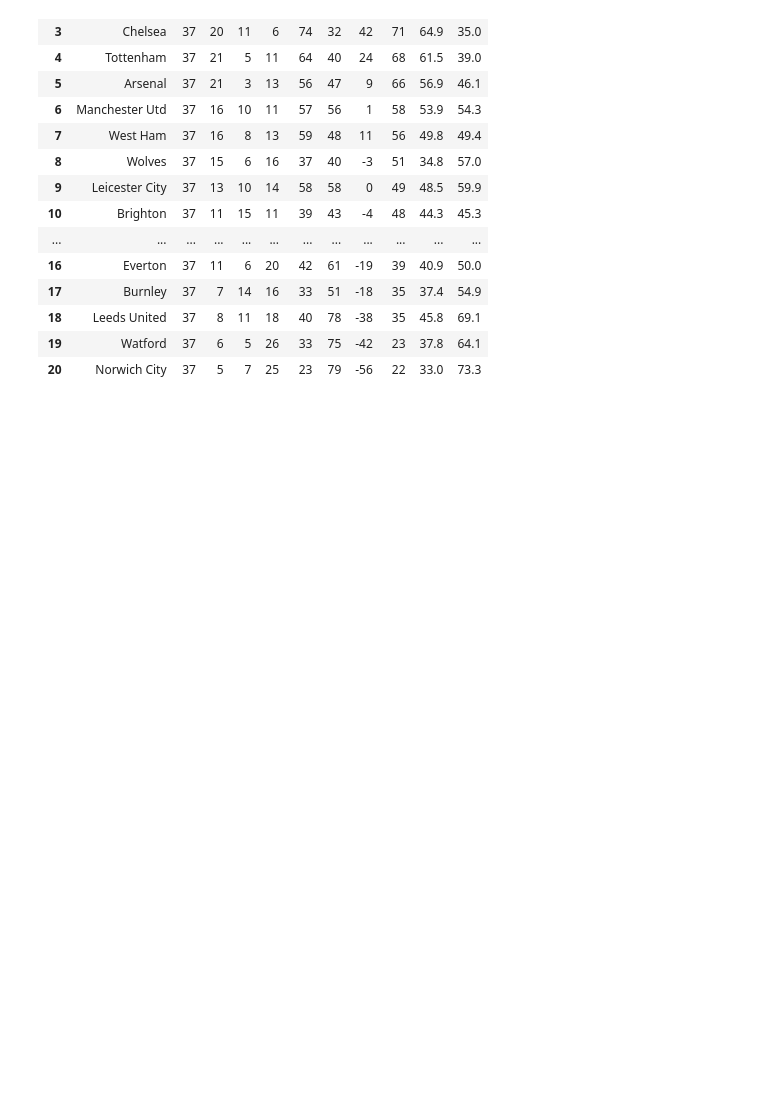
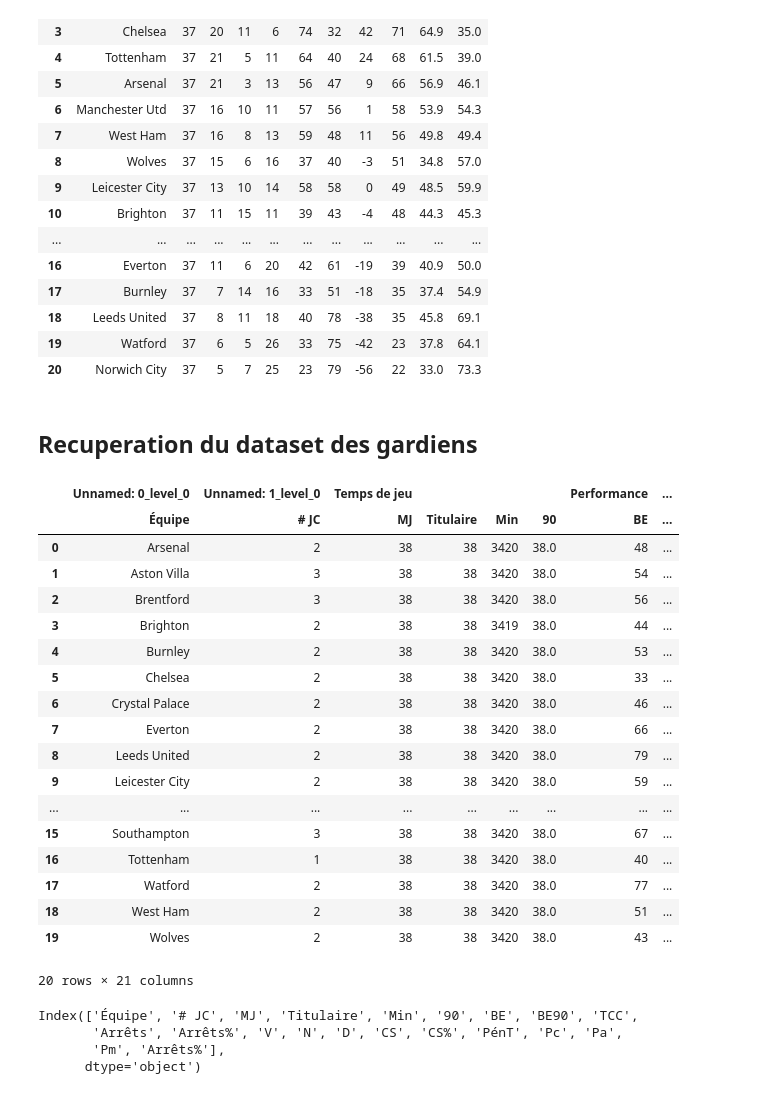
Before and after one commit to FournierRobin/EPL_EDA, a Jupyter notebook: scraping.ipynb, the cells around one changed output. Drawn from its saved outputs; the diff is of its cells as text; code cells hidden in the pictures; blank space fills up the shorter version.

```diff
--- a/scraping.ipynb
+++ b/scraping.ipynb
@@ -307,3 +297,5 @@ classement_pl.set_index('Clt')
 | 20 | Norwich City | 37 | 5 | 7 | 25 | 23 | 79 | -56 | 22 | 33.0 | 73.3 |
 # %%
 classement_pl.to_csv("csv_xl/classement_pl.csv")
+# %% [markdown]
+## Recuperation du dataset des gardiens
@@ -309,0 +307,32 @@ classement_pl.to_csv("csv_xl/classement_pl.csv")
+# %%
+keepers_stats = pd.read_html(
+    data_pl_keepers.text, match="Gardiens de but de l'équipe")
+keepers_stats = keepers_stats[0]
+keepers_stats
+# %% [output]
+|  | Unnamed: 0_level_0 | Unnamed: 1_level_0 | Temps de jeu |  |  |  | Performance | ... |
+|  | Équipe | # JC | MJ | Titulaire | Min | 90 | BE | ... |
+| 0 | Arsenal | 2 | 38 | 38 | 3420 | 38.0 | 48 | ... |
+| 1 | Aston Villa | 3 | 38 | 38 | 3420 | 38.0 | 54 | ... |
+| 2 | Brentford | 3 | 38 | 38 | 3420 | 38.0 | 56 | ... |
+| 3 | Brighton | 2 | 38 | 38 | 3419 | 38.0 | 44 | ... |
+| 4 | Burnley | 2 | 38 | 38 | 3420 | 38.0 | 53 | ... |
+| 5 | Chelsea | 2 | 38 | 38 | 3420 | 38.0 | 33 | ... |
+| 6 | Crystal Palace | 2 | 38 | 38 | 3420 | 38.0 | 46 | ... |
+| 7 | Everton | 2 | 38 | 38 | 3420 | 38.0 | 66 | ... |
+| 8 | Leeds United | 2 | 38 | 38 | 3420 | 38.0 | 79 | ... |
+| 9 | Leicester City | 2 | 38 | 38 | 3420 | 38.0 | 59 | ... |
+| ... | ... | ... | ... | ... | ... | ... | ... | ... |
+| 15 | Southampton | 3 | 38 | 38 | 3420 | 38.0 | 67 | ... |
+| 16 | Tottenham | 1 | 38 | 38 | 3420 | 38.0 | 40 | ... |
+| 17 | Watford | 2 | 38 | 38 | 3420 | 38.0 | 77 | ... |
+| 18 | West Ham | 2 | 38 | 38 | 3420 | 38.0 | 51 | ... |
+| 19 | Wolves | 2 | 38 | 38 | 3420 | 38.0 | 43 | ... |
+20 rows × 21 columns
+# %%
+keepers_stats.columns.droplevel()
+# %% [output]
+Index(['Équipe', '# JC', 'MJ', 'Titulaire', 'Min', '90', 'BE', 'BE90', 'TCC',
+       'Arrêts', 'Arrêts%', 'V', 'N', 'D', 'CS', 'CS%', 'PénT', 'Pc', 'Pa',
+       'Pm', 'Arrêts%'],
+      dtype='object')
```
Also changed, not shown: parts of 14 cells of this notebook, 2 other files.
